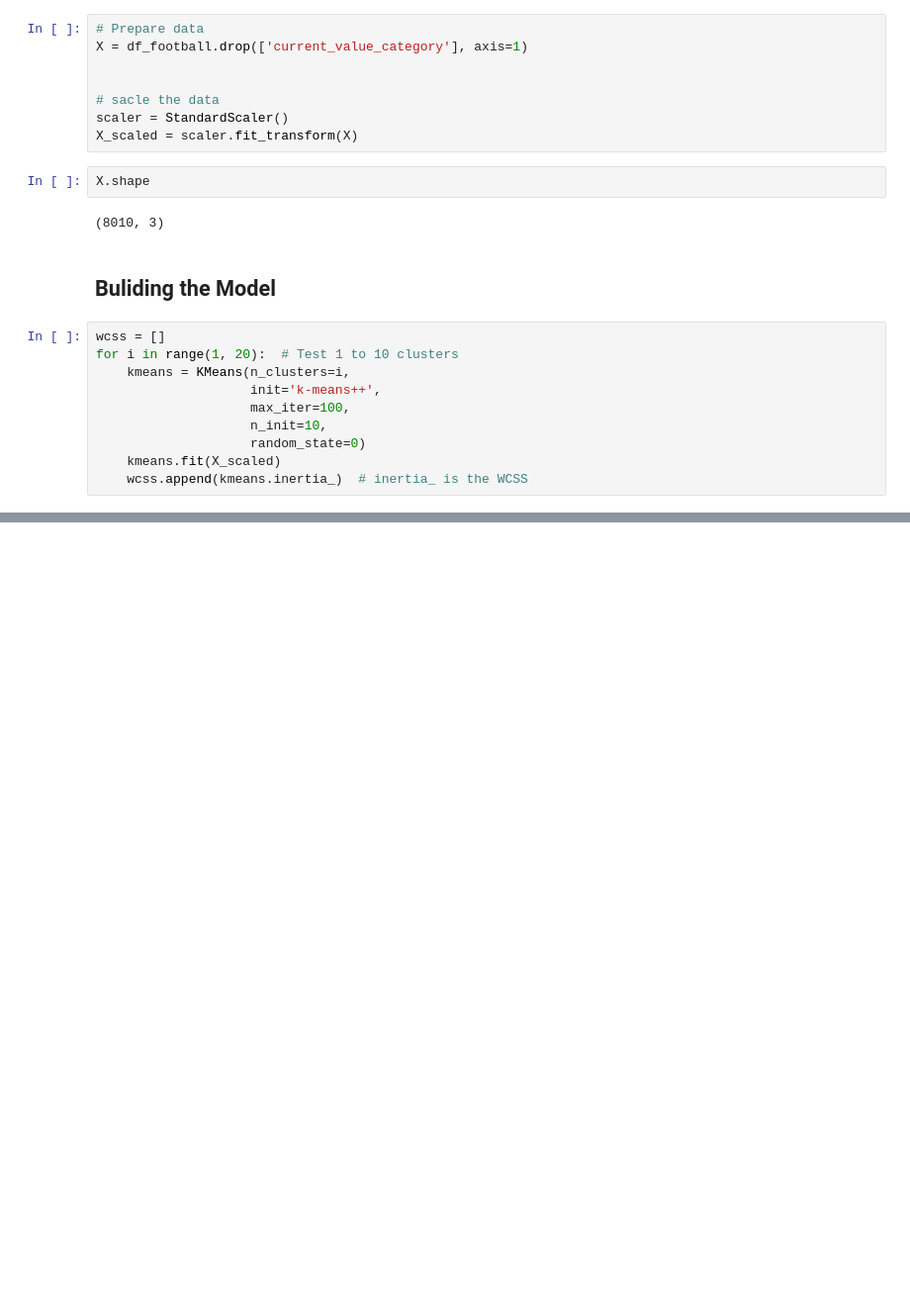
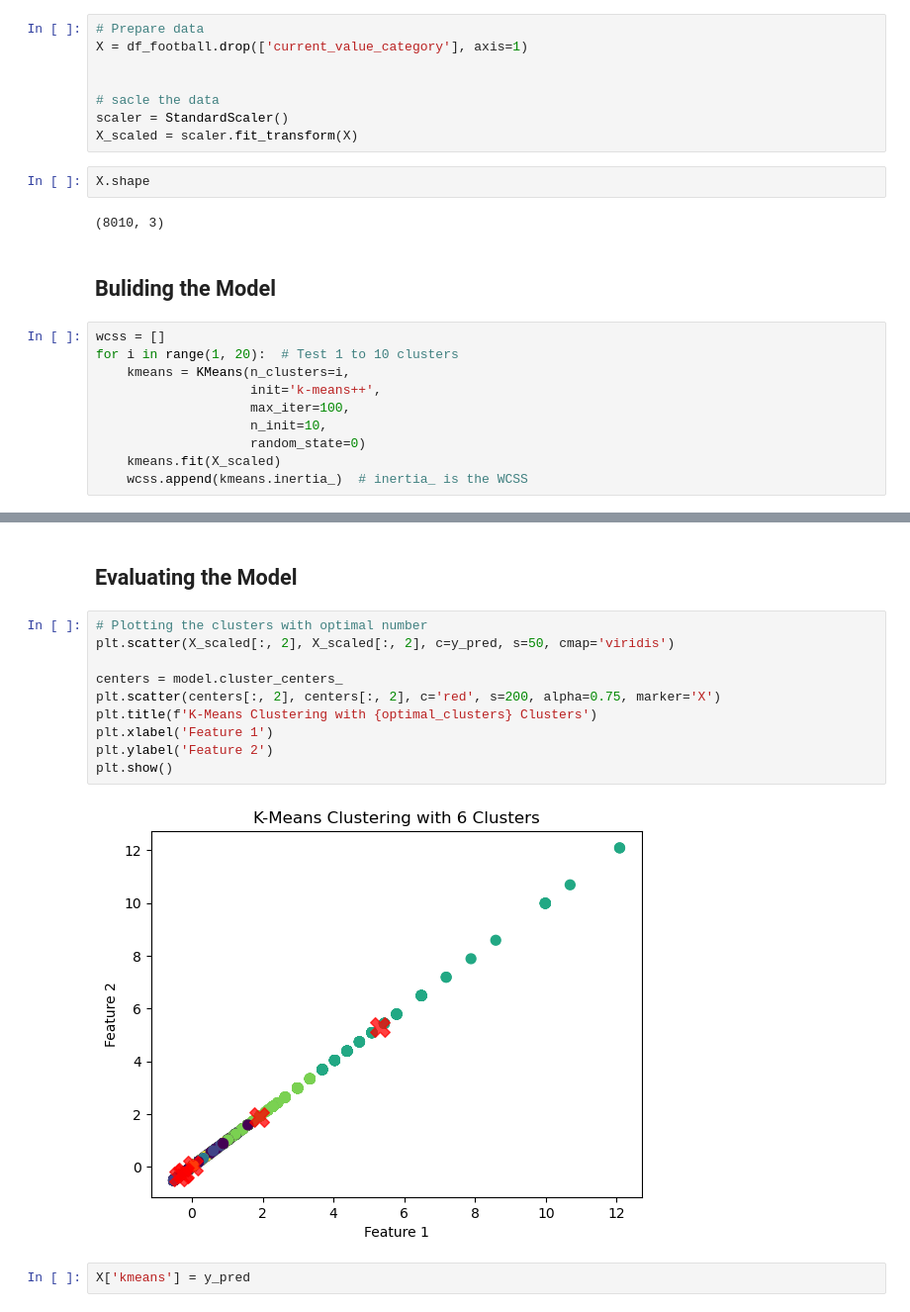
Before and after one commit to pylena/Usecase-7, a Jupyter notebook: K-means.ipynb, the cells around one changed output, grey strips where cells are left out. Shown at 99% size. Saved outputs shown, nothing was run; the diff lists cells and outputs as text; blank space fills up the shorter version.

```diff
--- a/K-means.ipynb
+++ b/K-means.ipynb
@@ -435,0 +459,16 @@ for i in range(1, 20):  # Test 1 to 10 clusters
+# %% [markdown]
+## Evaluating the Model
+# %%
+# Plotting the clusters with optimal number
+plt.scatter(X_scaled[:, 2], X_scaled[:, 2], c=y_pred, s=50, cmap='viridis')
+
+centers = model.cluster_centers_
+plt.scatter(centers[:, 2], centers[:, 2], c='red', s=200, alpha=0.75, marker='X')
+plt.title(f'K-Means Clustering with {optimal_clusters} Clusters')
+plt.xlabel('Feature 1')
+plt.ylabel('Feature 2')
+plt.show()
+# %% [output]
+[figure, added]
+# %%
+X['kmeans'] = y_pred
```
Also changed, not shown: parts of 21 cells of this notebook.
